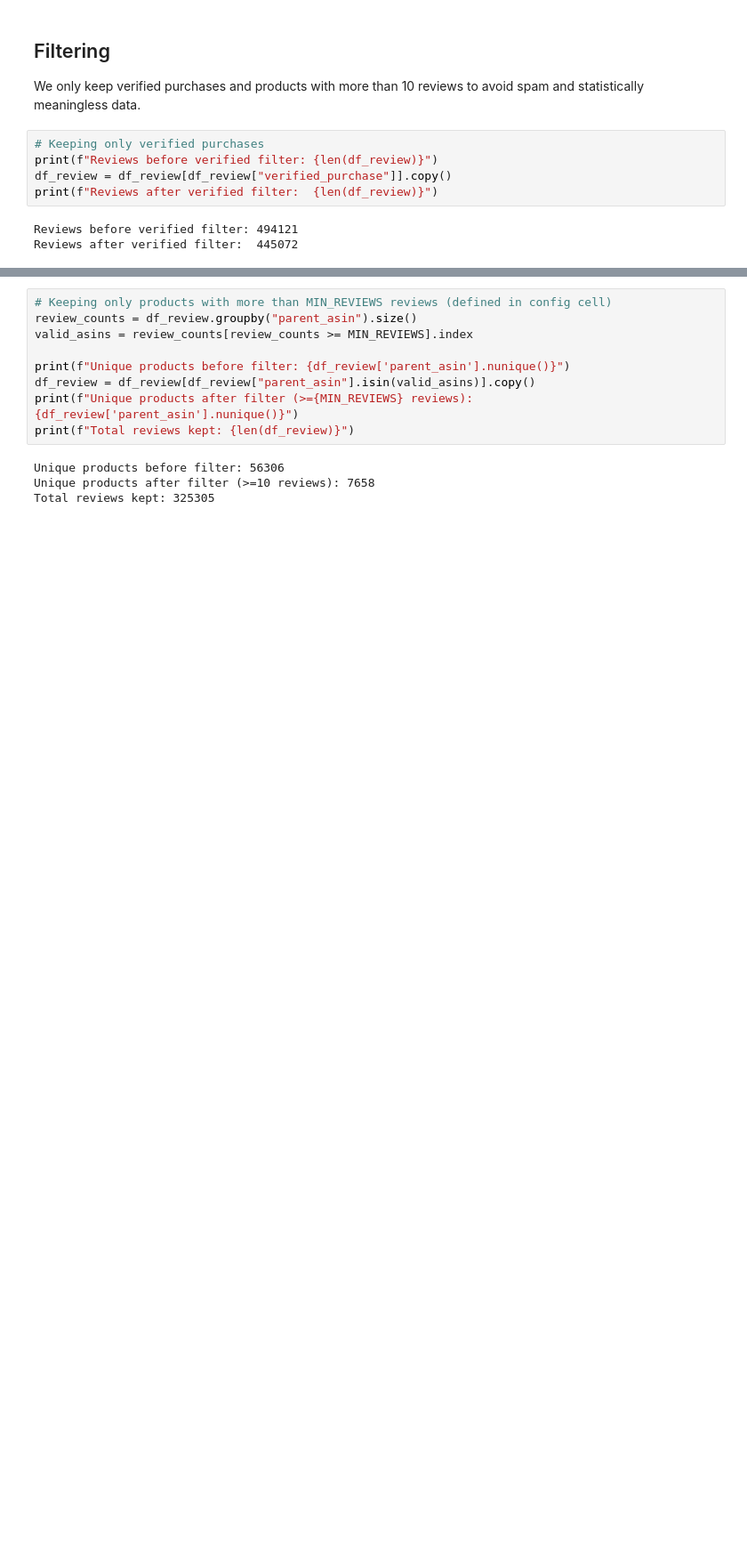
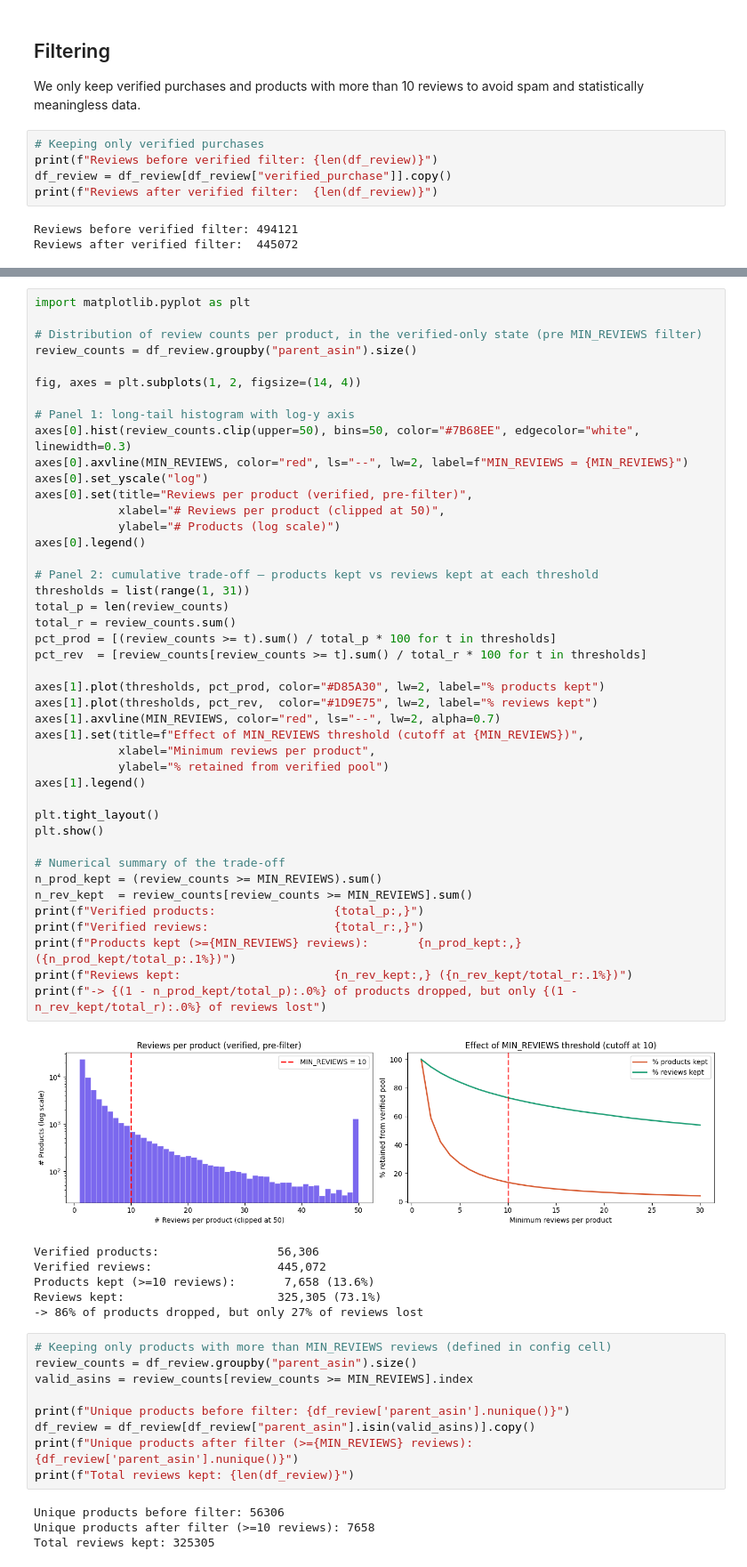
Before and after one commit to FilippoNannucci/DiscoverAI, a Jupyter notebook: 01_Data_Ingestion_Cleaning.ipynb, the cells around one changed output, grey strips where cells are left out. Shown at 89% size. Cells and saved outputs as stored; diff of their text form; blank space fills up the shorter version.

```diff
--- a/01_Data_Ingestion_Cleaning.ipynb
+++ b/01_Data_Ingestion_Cleaning.ipynb
@@ -179,3 +176,53 @@ Reviews after verified filter:  445072
+# %%
+import matplotlib.pyplot as plt
+
+# Distribution of review counts per product, in the verified-only state (pre MIN_REVIEWS filter)
+review_counts = df_review.groupby("parent_asin").size()
+
+fig, axes = plt.subplots(1, 2, figsize=(14, 4))
+
+# Panel 1: long-tail histogram with log-y axis
+axes[0].hist(review_counts.clip(upper=50), bins=50, color="#7B68EE", edgecolor="white", linewidth=0.3)
+axes[0].axvline(MIN_REVIEWS, color="red", ls="--", lw=2, label=f"MIN_REVIEWS = {MIN_REVIEWS}")
+axes[0].set_yscale("log")
+axes[0].set(title="Reviews per product (verified, pre-filter)",
+            xlabel="# Reviews per product (clipped at 50)",
+            ylabel="# Products (log scale)")
+axes[0].legend()
+
+# Panel 2: cumulative trade-off — products kept vs reviews kept at each threshold
+thresholds = list(range(1, 31))
+total_p = len(review_counts)
+total_r = review_counts.sum()
+pct_prod = [(review_counts >= t).sum() / total_p * 100 for t in thresholds]
+pct_rev  = [review_counts[review_counts >= t].sum() / total_r * 100 for t in thresholds]
+
+axes[1].plot(thresholds, pct_prod, color="#D85A30", lw=2, label="% products kept")
+axes[1].plot(thresholds, pct_rev,  color="#1D9E75", lw=2, label="% reviews kept")
+axes[1].axvline(MIN_REVIEWS, color="red", ls="--", lw=2, alpha=0.7)
+axes[1].set(title=f"Effect of MIN_REVIEWS threshold (cutoff at {MIN_REVIEWS})",
+            xlabel="Minimum reviews per product",
+            ylabel="% retained from verified pool")
+axes[1].legend()
+
+plt.tight_layout()
+plt.show()
+
+# Numerical summary of the trade-off
+n_prod_kept = (review_counts >= MIN_REVIEWS).sum()
+n_rev_kept  = review_counts[review_counts >= MIN_REVIEWS].sum()
+print(f"Verified products:                 {total_p:,}")
+print(f"Verified reviews:                  {total_r:,}")
+print(f"Products kept (>={MIN_REVIEWS} reviews):       {n_prod_kept:,} ({n_prod_kept/total_p:.1%})")
+print(f"Reviews kept:                      {n_rev_kept:,} ({n_rev_kept/total_r:.1%})")
+print(f"-> {(1 - n_prod_kept/total_p):.0%} of products dropped, but only {(1 - n_rev_kept/total_r):.0%} of reviews lost")
+# %% [output]
+[figure, added]
+Verified products:                 56,306
+Verified reviews:                  445,072
+Products kept (>=10 reviews):       7,658 (13.6%)
+Reviews kept:                      325,305 (73.1%)
+-> 86% of products dropped, but only 27% of reviews lost
 # %%
 # Keeping only products with more than MIN_REVIEWS reviews (defined in config cell)
 review_counts = df_review.groupby("parent_asin").size()
```
Also changed, not shown: parts of 17 cells of this notebook.
